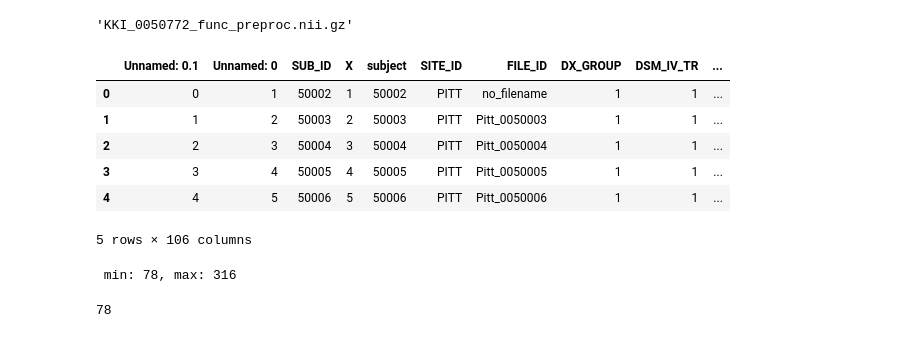
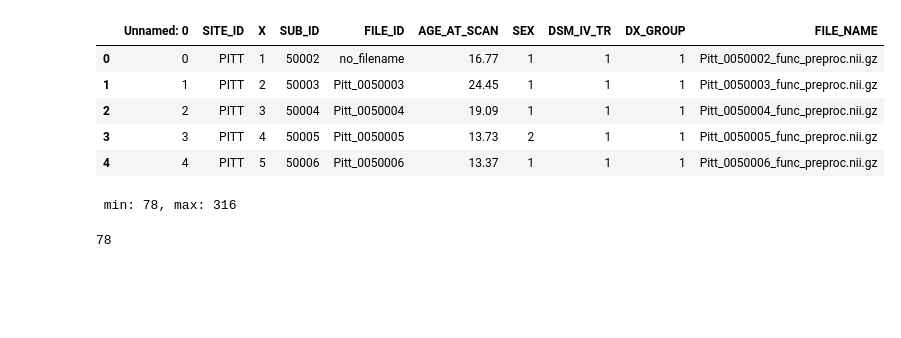
Before and after one commit to Kalwerake/fMRI_CNN, a Jupyter notebook: EDA.ipynb, the cells around one changed output. Saved outputs shown, nothing was run; the diff lists cells and outputs as text; code cells hidden in the pictures; blank space fills up the shorter version.

```diff
--- a/EDA.ipynb
+++ b/EDA.ipynb
@@ -49,18 +27,11 @@ all_paths = [os.path.join(repo, filenames[i]) for i in range(len(filenames))]
-# %%
-filenames[3]
-# %% [output]
-'KKI_0050772_func_preproc.nii.gz'
 # %%
-phenotypic = pd.read_csv('Phenotypic_V1_0b_preprocessed1.csv')
+p_df = pd.read_csv('pheno_clean.csv')
-# %%
-phenotypic.head()
-# %% [output]
-|  | Unnamed: 0.1 | Unnamed: 0 | SUB_ID | X | subject | SITE_ID | FILE_ID | DX_GROUP | DSM_IV_TR | ... |
-| 0 | 0 | 1 | 50002 | 1 | 50002 | PITT | no_filename | 1 | 1 | ... |
-| 1 | 1 | 2 | 50003 | 2 | 50003 | PITT | Pitt_0050003 | 1 | 1 | ... |
-| 2 | 2 | 3 | 50004 | 3 | 50004 | PITT | Pitt_0050004 | 1 | 1 | ... |
-| 3 | 3 | 4 | 50005 | 4 | 50005 | PITT | Pitt_0050005 | 1 | 1 | ... |
-| 4 | 4 | 5 | 50006 | 5 | 50006 | PITT | Pitt_0050006 | 1 | 1 | ... |
-5 rows × 106 columns
 # %%
-p_df = phenotypic[['SITE_ID','X','SUB_ID','FILE_ID','AGE_AT_SCAN','SEX','DSM_IV_TR','DX_GROUP']]
+p_df.head()
+# %% [output]
+|  | Unnamed: 0 | SITE_ID | X | SUB_ID | FILE_ID | AGE_AT_SCAN | SEX | DSM_IV_TR | DX_GROUP | FILE_NAME |
+| 0 | 0 | PITT | 1 | 50002 | no_filename | 16.77 | 1 | 1 | 1 | Pitt_0050002_func_preproc.nii.gz |
+| 1 | 1 | PITT | 2 | 50003 | Pitt_0050003 | 24.45 | 1 | 1 | 1 | Pitt_0050003_func_preproc.nii.gz |
+| 2 | 2 | PITT | 3 | 50004 | Pitt_0050004 | 19.09 | 1 | 1 | 1 | Pitt_0050004_func_preproc.nii.gz |
+| 3 | 3 | PITT | 4 | 50005 | Pitt_0050005 | 13.73 | 2 | 1 | 1 | Pitt_0050005_func_preproc.nii.gz |
+| 4 | 4 | PITT | 5 | 50006 | Pitt_0050006 | 13.37 | 1 | 1 | 1 | Pitt_0050006_func_preproc.nii.gz |
```
Also changed, not shown: parts of 15 cells of this notebook.
